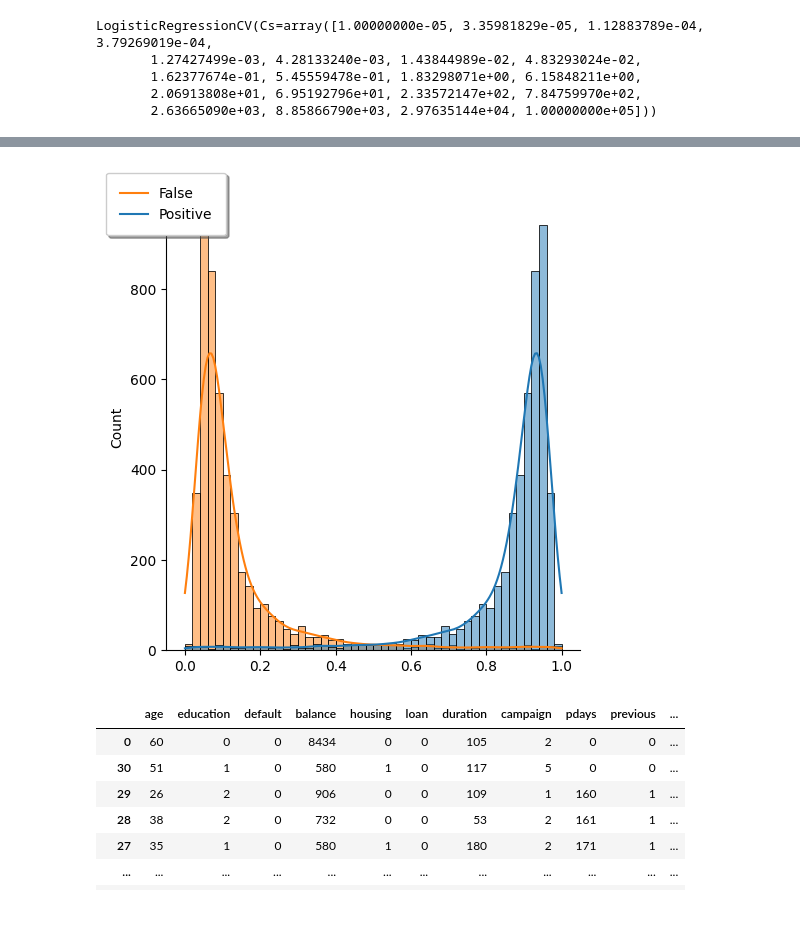
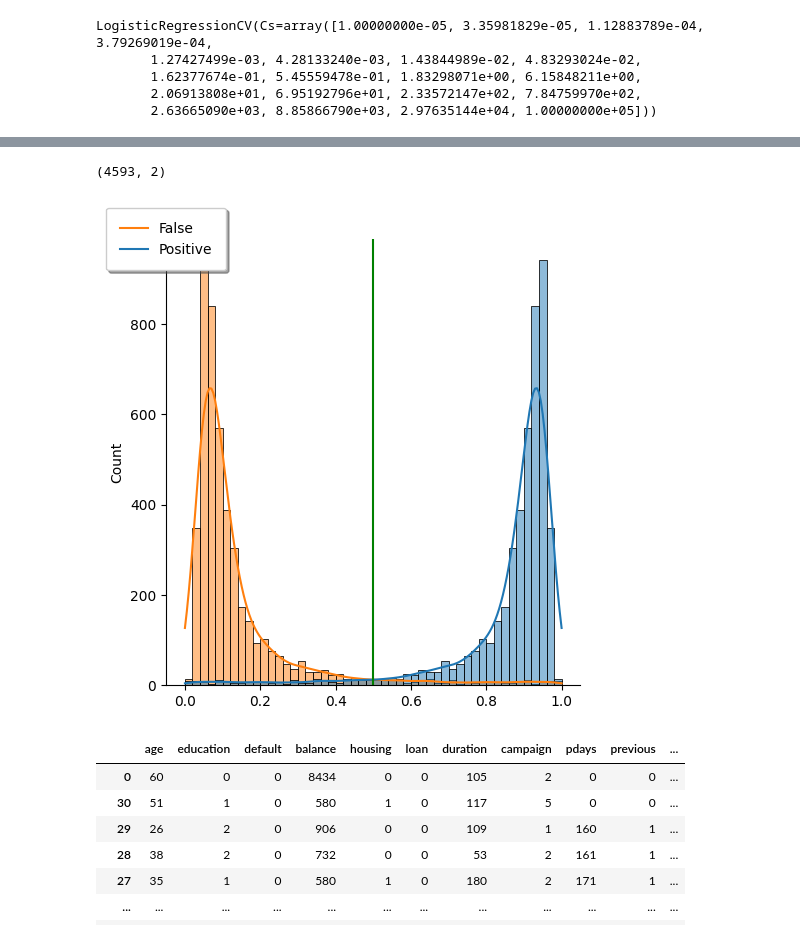
Before and after one commit to joefavergel/pbs-enae-python-applications-course, a Jupyter notebook: 1-customer-segmentation-target marketing.ipynb, the cells around one changed output, grey strips where cells are left out. Drawn from its saved outputs; the diff is of its cells as text; code cells hidden in the pictures.

```diff
--- a/1-customer-segmentation-target marketing.ipynb
+++ b/1-customer-segmentation-target marketing.ipynb
@@ -735,17 +754,22 @@ weighted avg       0.85      0.88      0.85      4593
+# %%
+y_pred_proba.shape
+# %% [output]
+(4593, 2)
 # %%
 sns.displot(y_pred_proba, bins=50, kde=True, legend=False)
+plt.axvline(0.5, color='g', label="Decision Boundary")
 plt.legend(
     ["False", "Positive"],
     loc="center",
     bbox_to_anchor=(0, 1),
     fancybox=True,
     framealpha=1,
     shadow=True,
     borderpad=1
 )
 plt.show()
 # %% [output]
-[figure, old version]
+[figure, new version]
 # %%
 predictions = pd.concat([
     test[baseline_features + ["date"]],
```
Also changed, not shown: parts of 31 cells of this notebook.
